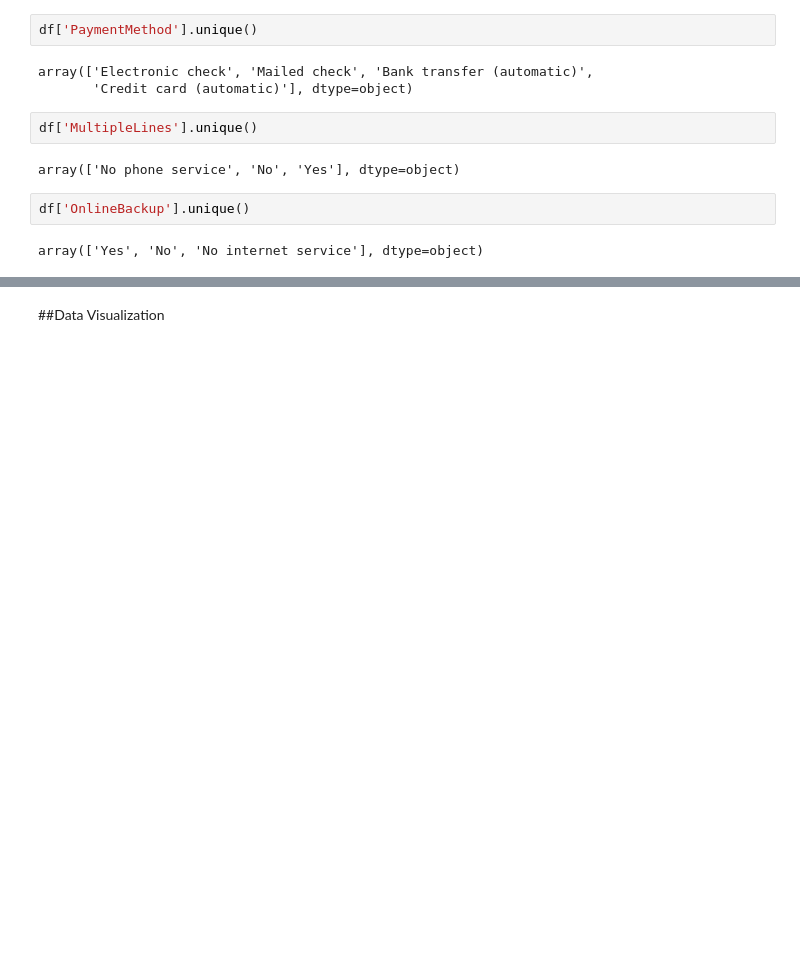
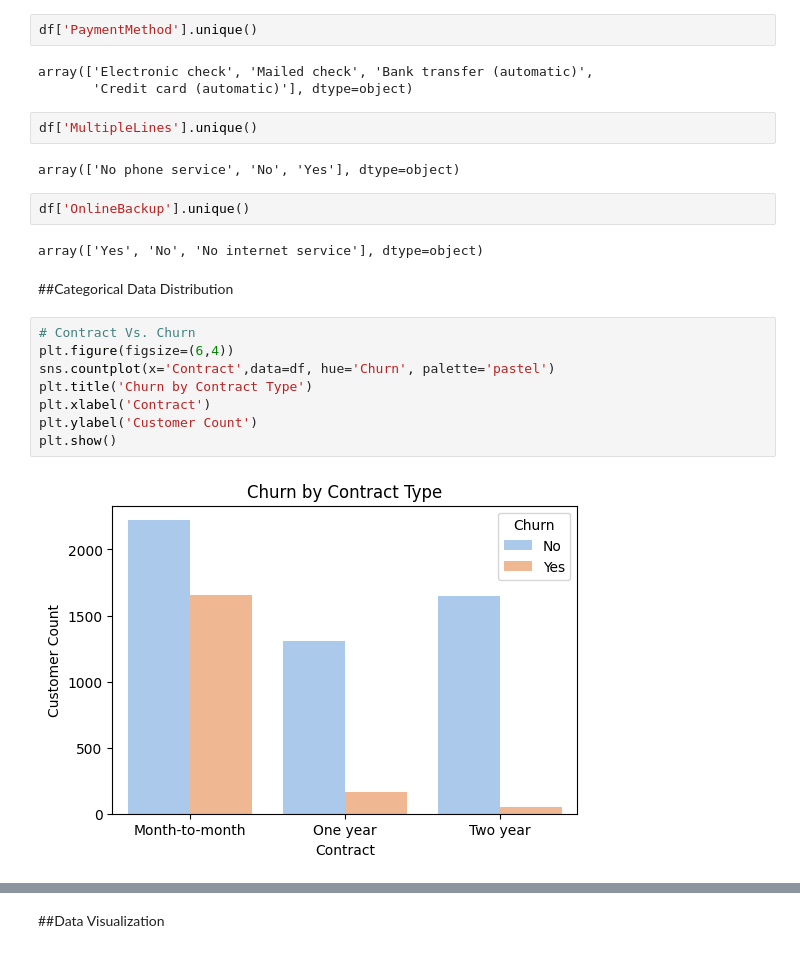
Before and after one commit to Wishmiii/Customer-Churn-Prediction-System-ML, a Jupyter notebook: CustomerChurnPredictionSystem.ipynb, the cells around one changed output, grey strips where cells are left out. Saved outputs shown, nothing was run; the diff lists cells and outputs as text; blank space fills up the shorter version.

Commit message:
Add missing value identification and Visualizations to EDA. Remove unused version control code.

```diff
--- a/CustomerChurnPredictionSystem.ipynb
+++ b/CustomerChurnPredictionSystem.ipynb
@@ -238,3 +209,15 @@ array(['No phone service', 'No', 'Yes'], dtype=object)
 df['OnlineBackup'].unique()
 # %% [output]
 array(['Yes', 'No', 'No internet service'], dtype=object)
+# %% [markdown]
+##Categorical Data Distribution
+# %%
+# Contract Vs. Churn
+plt.figure(figsize=(6,4))
+sns.countplot(x='Contract',data=df, hue='Churn', palette='pastel')
+plt.title('Churn by Contract Type')
+plt.xlabel('Contract')
+plt.ylabel('Customer Count')
+plt.show()
+# %% [output]
+[figure, added]
```
Also changed, not shown: parts of 19 cells of this notebook.
